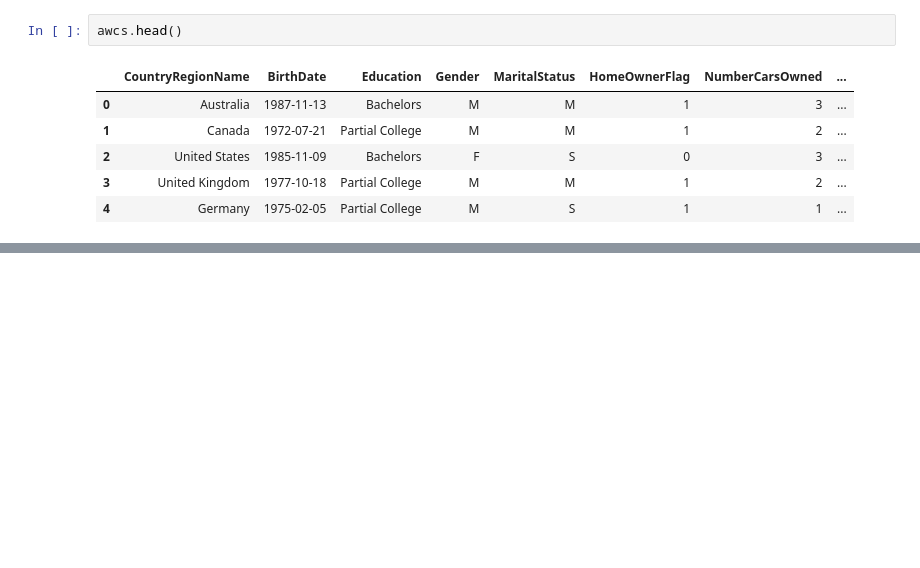
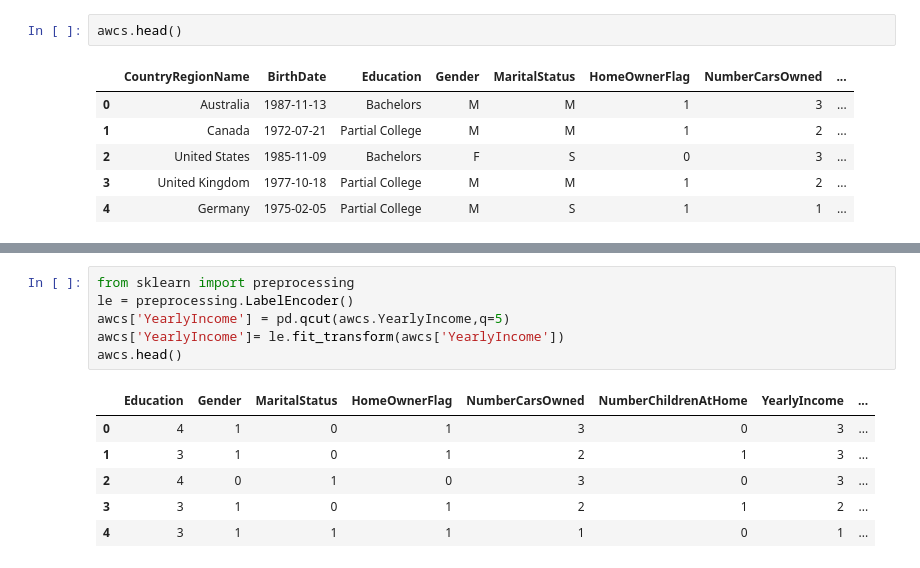
Before and after one commit to Arnav-Barman/UML501-ML, a Jupyter notebook: Assignment3_ArnavBarman_3CO15.ipynb, the cells around one changed output, grey strips where cells are left out. Cells and saved outputs as stored; diff of their text form; blank space fills up the shorter version.

```diff
--- a/Assignment3_ArnavBarman_3CO15.ipynb
+++ b/Assignment3_ArnavBarman_3CO15.ipynb
@@ -98,0 +199,13 @@ awcs.head()
+# %%
+from sklearn import preprocessing
+le = preprocessing.LabelEncoder()
+awcs['YearlyIncome'] = pd.qcut(awcs.YearlyIncome,q=5)
+awcs['YearlyIncome']= le.fit_transform(awcs['YearlyIncome'])
+awcs.head()
+# %% [output]
+|  | Education | Gender | MaritalStatus | HomeOwnerFlag | NumberCarsOwned | NumberChildrenAtHome | YearlyIncome | ... |
+| 0 | 4 | 1 | 0 | 1 | 3 | 0 | 3 | ... |
+| 1 | 3 | 1 | 0 | 1 | 2 | 1 | 3 | ... |
+| 2 | 4 | 0 | 1 | 0 | 3 | 0 | 3 | ... |
+| 3 | 3 | 1 | 0 | 1 | 2 | 1 | 2 | ... |
+| 4 | 3 | 1 | 1 | 1 | 1 | 0 | 1 | ... |
```
Also changed, not shown: parts of 14 cells of this notebook.
